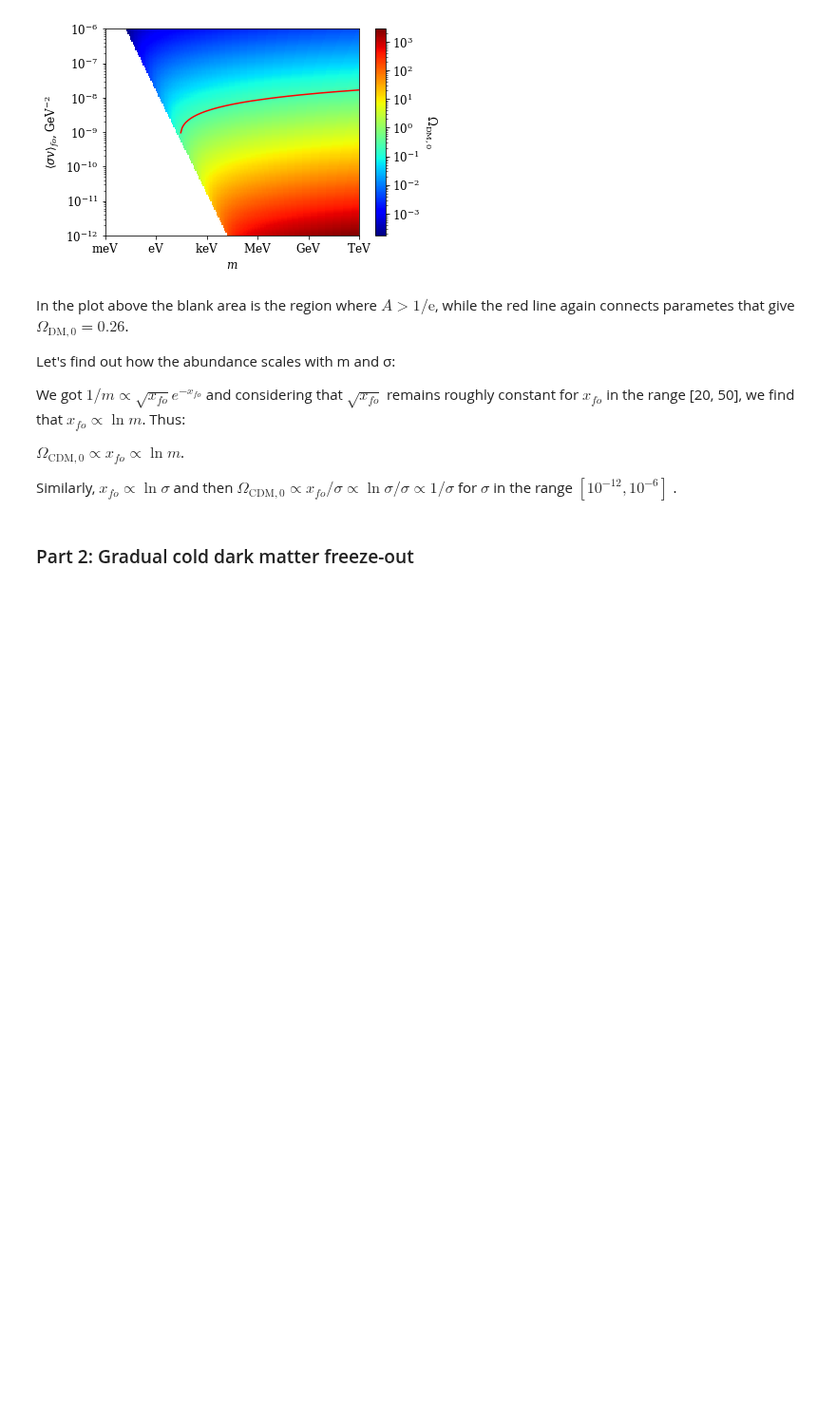
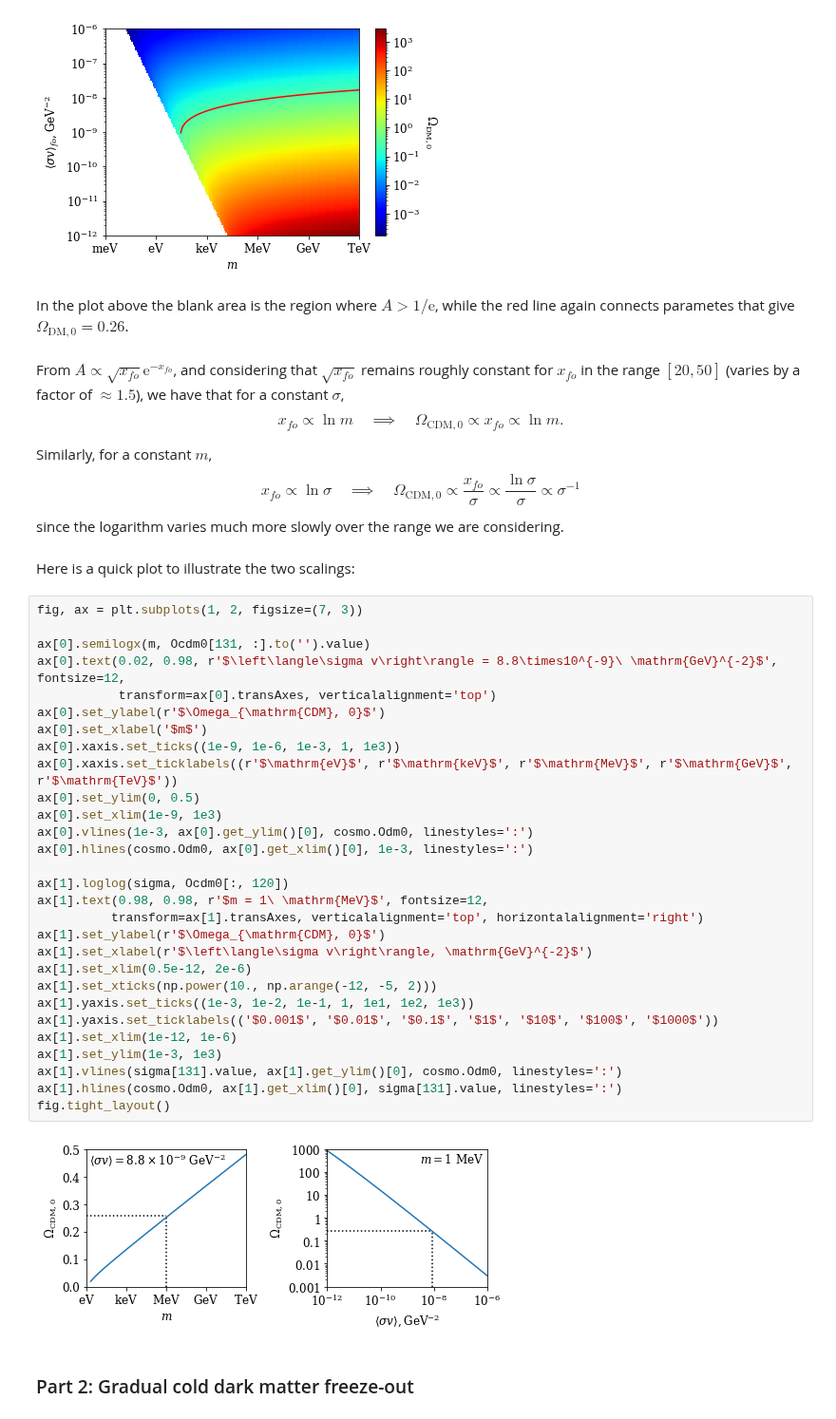
Before and after one commit to adam-coogan/gss19_sterile_nus, a Jupyter notebook: notebooks/week_1.ipynb, the cells around one changed output. Shown at 95% size. Drawn from its saved outputs; the diff is of its cells as text; blank space fills up the shorter version.

Commit message:
scalings plot

```diff
--- a/notebooks/week_1.ipynb
+++ b/notebooks/week_1.ipynb
@@ -108,16 +107,47 @@ ax.plot(m.value, good, 'r-')
 # %% [output]
 [<matplotlib.lines.Line2D at 0x...>]
 [figure]
+# %% [markdown]
+In the plot above the blank area is the region where $A>1/\textrm{e}$, while the red line again connects parametes that give $\Omega_{\textrm{DM}, 0} = 0.26$.
 # %% [markdown]
-In the plot above the blank area is the region where $A>1/\textrm{e}$, while the red line again connects parametes that give $\Omega_{\textrm{DM}, 0} = 0.26$.
+From $A \propto \sqrt{x_{fo}} \text{e}^{-x_{fo}}$, and considering that $\sqrt{x_{fo}}$ remains roughly constant for $x_{fo}$ in the range $[20, 50]$ (varies by a factor of $\approx 1.5$), we have that for a constant $\sigma$,
+$$x_{fo} \propto \ln{m} \quad\implies\quad \Omega_{\text{CDM}, 0} \propto x_{fo} \propto \ln{m}.$$
 
-Let's find out how the abundance scales with m and σ:
-
-We got $1/m \propto \sqrt{x_{fo}}e^{-x_{fo}}$ and considering that $\sqrt{x_{fo}}$ remains roughly constant for $x_{fo}$ in the range [20, 50], we find that $x_{fo} \propto \ln{m}$. Thus:
-
-$\Omega_{\textrm{CDM}, 0} \propto x_{fo} \propto \ln{m}$.
-
-Similarly, $x_{fo} \propto \ln{\sigma}$ and then $\Omega_{\textrm{CDM}, 0} \propto x_{fo}/\sigma \propto \ln{\sigma}/\sigma \propto 1/\sigma$ for $\sigma$ in the range $[10^{-12},10^{-6}]$ .
+Similarly, for a constant $m$,
+$$x_{fo} \propto \ln{\sigma} \quad\implies\quad \Omega_{\text{CDM}, 0} \propto \frac{x_{fo}}{\sigma} \propto \frac{\ln{\sigma}}{\sigma} \propto \sigma^{-1}$$ since the logarithm varies much more slowly over the range we are considering.
+# %% [markdown]
+Here is a quick plot to illustrate the two scalings:
+# %%
+fig, ax = plt.subplots(1, 2, figsize=(7, 3))
+
+ax[0].semilogx(m, Ocdm0[131, :].to('').value)
+ax[0].text(0.02, 0.98, r'$\left\langle\sigma v\right\rangle = 8.8\times10^{-9}\ \mathrm{GeV}^{-2}$', fontsize=12,
+           transform=ax[0].transAxes, verticalalignment='top')
+ax[0].set_ylabel(r'$\Omega_{\mathrm{CDM}, 0}$')
+ax[0].set_xlabel('$m$')
+ax[0].xaxis.set_ticks((1e-9, 1e-6, 1e-3, 1, 1e3))
+ax[0].xaxis.set_ticklabels((r'$\mathrm{eV}$', r'$\mathrm{keV}$', r'$\mathrm{MeV}$', r'$\mathrm{GeV}$', r'$\mathrm{TeV}$'))
+ax[0].set_ylim(0, 0.5)
+ax[0].set_xlim(1e-9, 1e3)
+ax[0].vlines(1e-3, ax[0].get_ylim()[0], cosmo.Odm0, linestyles=':')
+ax[0].hlines(cosmo.Odm0, ax[0].get_xlim()[0], 1e-3, linestyles=':')
+
+ax[1].loglog(sigma, Ocdm0[:, 120])
+ax[1].text(0.98, 0.98, r'$m = 1\ \mathrm{MeV}$', fontsize=12,
+          transform=ax[1].transAxes, verticalalignment='top', horizontalalignment='right')
+ax[1].set_ylabel(r'$\Omega_{\mathrm{CDM}, 0}$')
+ax[1].set_xlabel(r'$\left\langle\sigma v\right\rangle, \mathrm{GeV}^{-2}$')
+ax[1].set_xlim(0.5e-12, 2e-6)
+ax[1].set_xticks(np.power(10., np.arange(-12, -5, 2)))
+ax[1].yaxis.set_ticks((1e-3, 1e-2, 1e-1, 1, 1e1, 1e2, 1e3))
+ax[1].yaxis.set_ticklabels(('$0.001$', '$0.01$', '$0.1$', '$1$', '$10$', '$100$', '$1000$'))
+ax[1].set_xlim(1e-12, 1e-6)
+ax[1].set_ylim(1e-3, 1e3)
+ax[1].vlines(sigma[131].value, ax[1].get_ylim()[0], cosmo.Odm0, linestyles=':')
+ax[1].hlines(cosmo.Odm0, ax[1].get_xlim()[0], sigma[131].value, linestyles=':')
+fig.tight_layout()
+# %% [output]
+[figure, added]
 # %% [markdown]
 ### Part 2: Gradual cold dark matter freeze-out
 # %% [markdown]
```
Also changed, not shown: parts of 5 cells of this notebook.
